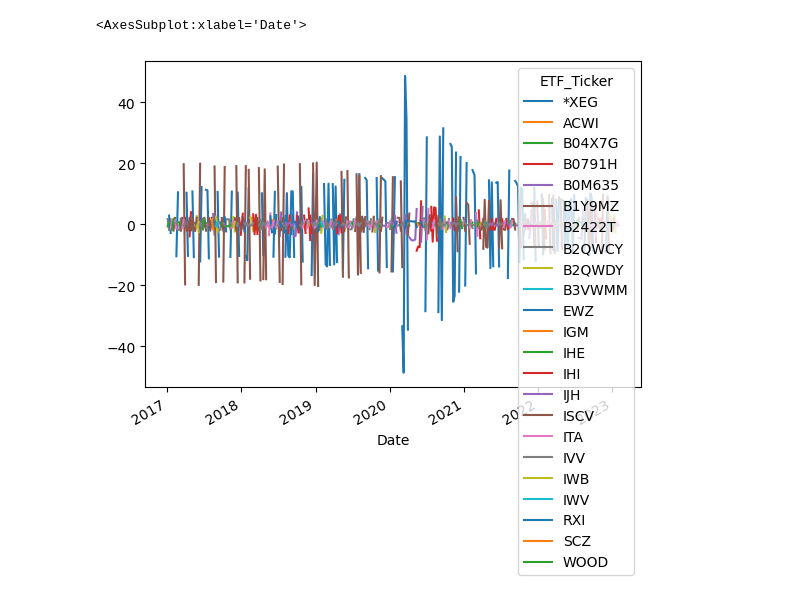
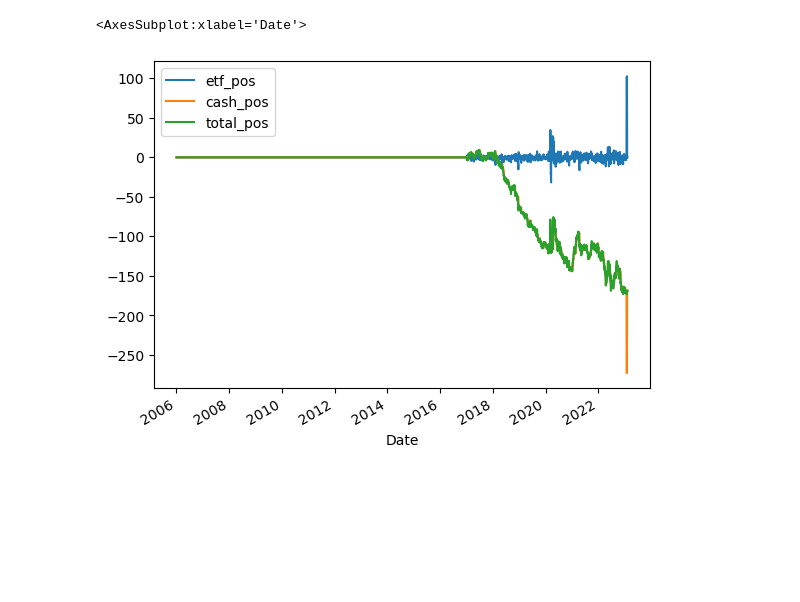
Before and after one commit to DerrickXZY/IAQF_Competition, a Jupyter notebook: pipeline/pipeline.ipynb, the cells around one changed output. Saved outputs shown, nothing was run; the diff lists cells and outputs as text; code cells hidden in the pictures; blank space fills up the shorter version.

Commit message:
Update return calc

```diff
--- a/pipeline/pipeline.ipynb
+++ b/pipeline/pipeline.ipynb
@@ -162,11 +160,13 @@ class PercentileCurrent(SignalGenerator):
             params = {
                 'holding_period': 20,
                 'distribution_period': 60,
-                'training_ratio': 0.3
+                'training_ratio': 0.3,
+                'cost': 100.
             }
         holding_period = params["holding_period"]
         distribution_period = params["distribution_period"]
         training_ratio = params["training_ratio"]
+        cost = params["cost"]
         training_df = price_pivot_df.iloc[: int(training_ratio * len(price_pivot_df)), :]
 
         ols_coeffs = {}
@@ -190,7 +190,7 @@ class PercentileCurrent(SignalGenerator):
         signal_df['pair'] = np.abs(signal_df).idxmax(axis=1)
         signal_df['pair'].fillna(value='', inplace=True)
         signal_df['side'] = signal_df.apply(lambda x: x[x["pair"]] < 0 if x["pair"] else None, axis=1)
-        pair_sig = self.pair_sig_to_asset_sig(price_pivot_df, signal_df)
+        pair_sig = self.pair_sig_to_asset_sig(price_pivot_df, signal_df, cost)
         asset_sig = signal_df[['pair', 'side']]
         return (pair_sig, asset_sig)
 # %%
@@ -205,8 +205,10 @@ class MostSpreadReturnPredict(SignalGenerator):
         price_pivot_df = price_df.pivot_table("ETF Price", ["Date"], columns="ETF_Ticker")
         if params is None:
             params = {
-                'holding_period': 1
+                'holding_period': 1,
+                'cost': 100.
             }
+        cost = params["cost"]
         holding_period = params["holding_period"]
         signal_df = pd.DataFrame()
         predict_df = predict_df.reset_index()
@@ -215,7 +217,7 @@ class MostSpreadReturnPredict(SignalGenerator):
         signal_df.index = pd.to_datetime(signal_df.index)
         signal_df = signal_df.iloc[::holding_period, :]
         signal_df['side'] = signal_df['pred_spread'] > 0
-        return self.pair_sig_to_asset_sig(price_pivot_df, signal_df), signal_df[['pair', 'side']]
+        return self.pair_sig_to_asset_sig(price_pivot_df, signal_df, cost), signal_df[['pair', 'side']]
 # %%
 class PairTradingPipeline():
     """
@@ -272,8 +274,18 @@ class PairTradingPipeline():
 
     def generate_portfolio(self, trade_df: pd.DataFrame):
         price_pivot_df = self.price_df.pivot_table("ETF Price", ["Date"], columns="ETF_Ticker")
-        price_pivot_df.index =pd.to_datetime(price_pivot_df.index)
-        return (trade_df.reindex(price_pivot_df.index).fillna(method='ffill').fillna(0) * price_pivot_df.fillna(0)).sum(axis = 1)
+        price_pivot_df.index = pd.to_datetime(price_pivot_df.index)
+        etf_pos = (trade_df.reindex(price_pivot_df.index).fillna(0).cumsum() * price_pivot_df.fillna(0)).sum(axis = 1)
+        port_df = pd.DataFrame(etf_pos, columns=['etf_pos'])
+        port_df['cash_pos'] = (-trade_df * price_pivot_df).sum(axis = 1).cumsum()
+        port_df['total_pos'] = etf_pos + port_df['cash_pos']
+        return port_df
+
+    def calc_port_return(self, port_df: pd.DataFrame, trade_df: pd.DataFrame, cost=100.):
+        etf_ret = port_df[['etf_pos']].copy()
+        etf_ret['base'] = etf_ret['etf_pos'].shift()
+        etf_ret['base'].loc[trade_df.index] = 0
+        return (etf_ret['etf_pos'] - etf_ret['base']) / cost
 # %%
 price_df = pd.read_csv('price_df.csv')
 price_df['Date'] = pd.to_datetime(price_df['Date'])
@@ -311,12 +336,14 @@ daily_ret.plot()
 # %%
-linear_pred_df = pipeline.predict('XGB', pairs,  params = {
-                'pred_period': 'W'
+xgb_pred_df = pipeline.predict('XGB', pairs,  params = {
+                'pred_period': 'W',
+                'cost': 100.
             })
-trade_df, pair_trade_df = pipeline.create_signal('most_spread_rtn', linear_pred_df, params= {
-                'holding_period': 5
+trade_df, pair_trade_df = pipeline.create_signal('most_spread_rtn', xgb_pred_df, params= {
+                'holding_period': 5,
+                'cost': 100.
             })
-df_port = pipeline.generate_portfolio(trade_df)
-trade_df.plot()
+port_df = pipeline.generate_portfolio(trade_df)
+port_df.plot()
 # %% [output]
 <AxesSubplot:xlabel='Date'>
-[figure, old version]
+[figure, new version]
```
Also changed, not shown: parts of 18 cells of this notebook.
